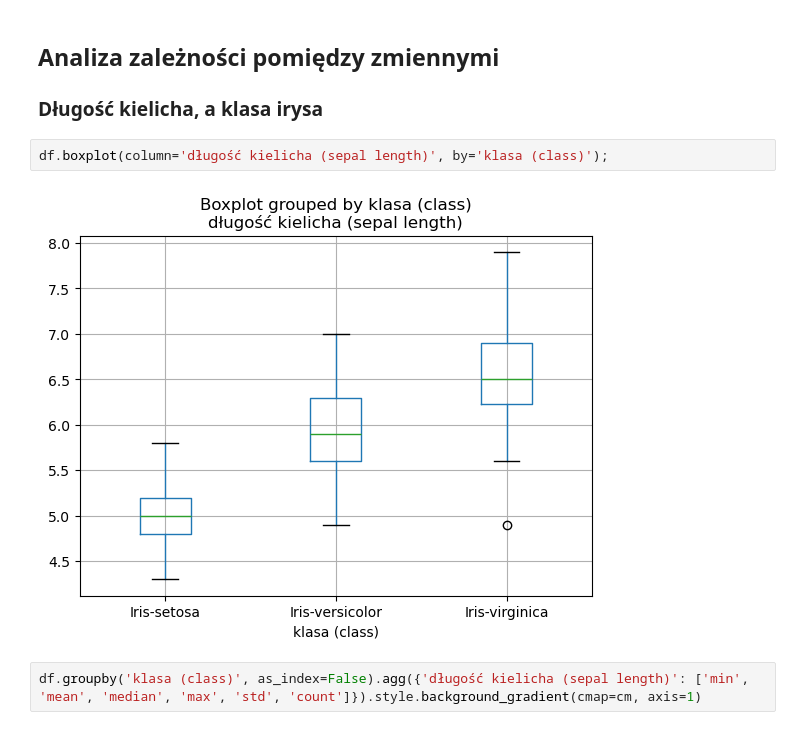
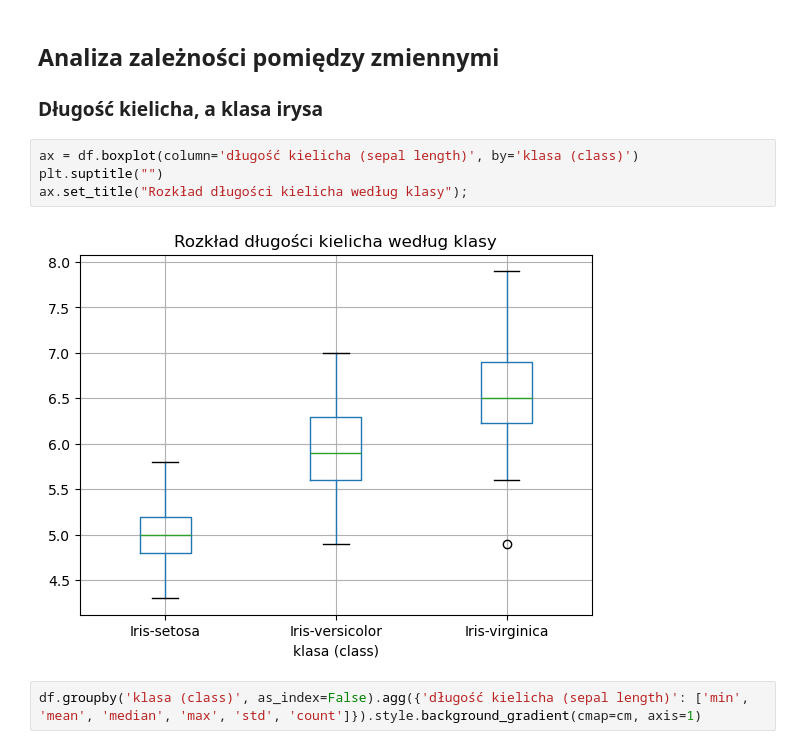
Before and after one commit to PawelRa/analiza-do-prezentacji, a Jupyter notebook: 25__zadanie_domowe__modul_4_1.ipynb, the cells around one changed output. Saved outputs shown, nothing was run; the diff lists cells and outputs as text.

```diff
--- a/25__zadanie_domowe__modul_4_1.ipynb
+++ b/25__zadanie_domowe__modul_4_1.ipynb
@@ -179,9 +180,11 @@ df['szerokość płatka (petal width)'].plot(kind='box', title='Szerokość pła
 ## Analiza zależności pomiędzy zmiennymi
 ### Długość kielicha, a klasa irysa
 # %%
-df.boxplot(column='długość kielicha (sepal length)', by='klasa (class)');
+ax = df.boxplot(column='długość kielicha (sepal length)', by='klasa (class)')
+plt.suptitle("")
+ax.set_title("Rozkład długości kielicha według klasy");
 # %% [output]
-[figure, old version]
+[figure, new version]
 # %%
 df.groupby('klasa (class)', as_index=False).agg({'długość kielicha (sepal length)': ['min', 'mean', 'median', 'max', 'std', 'count']}).style.background_gradient(cmap=cm, axis=1)
 # %% [output]
```
Also changed, not shown: parts of 7 cells of this notebook.
